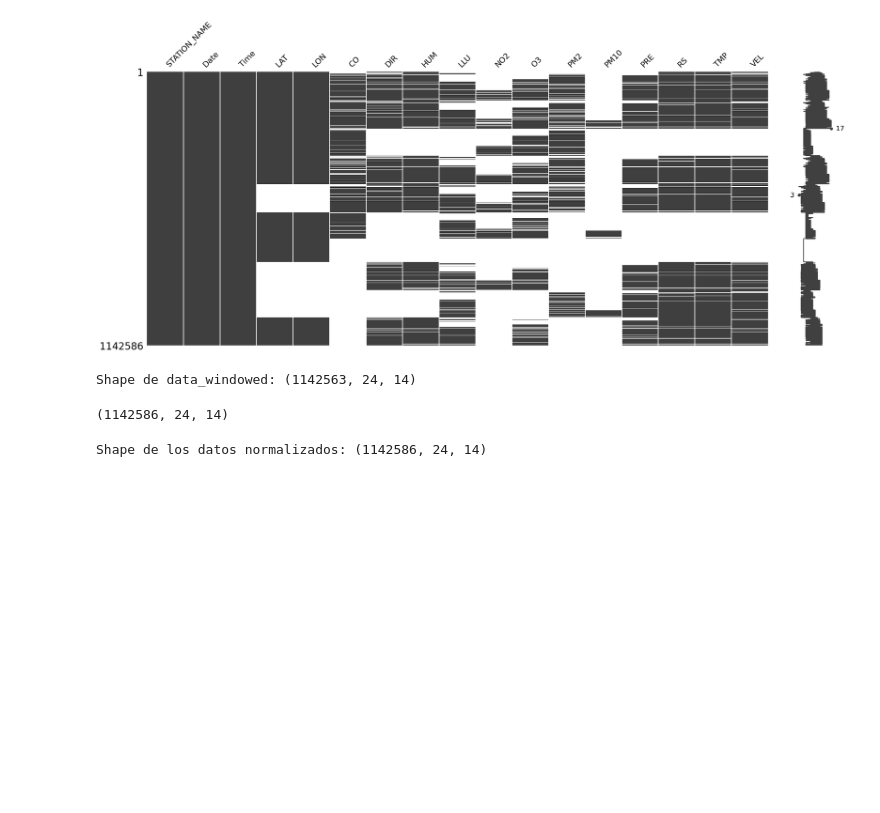
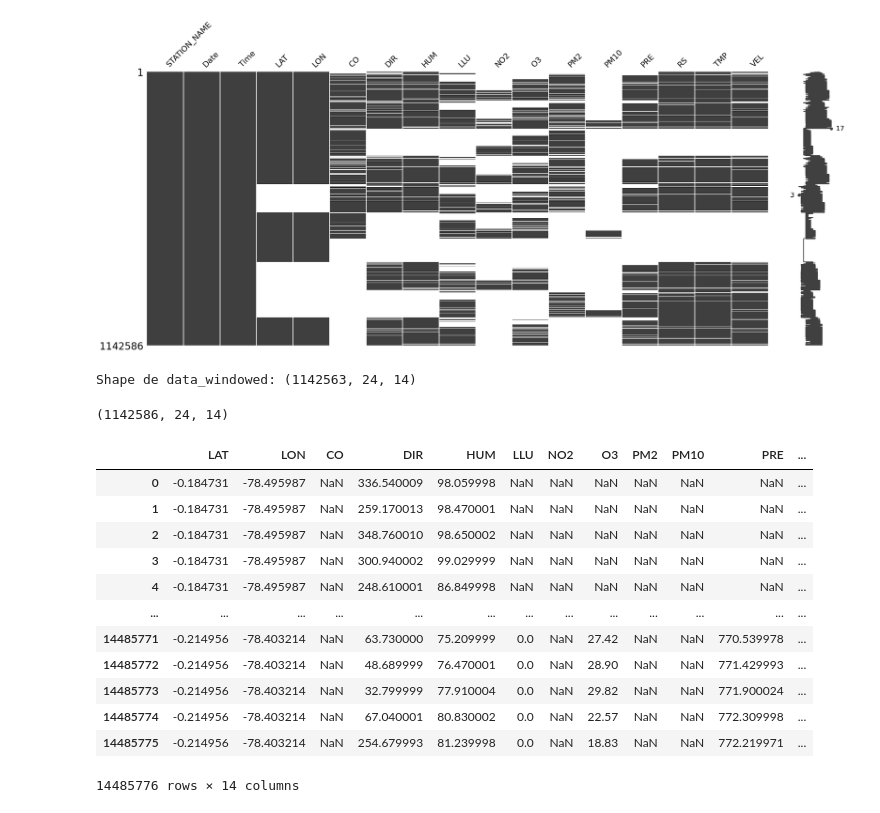
Before and after one commit to JossueJativa/InteligenciaArtificial2, a Jupyter notebook: Proyecto/EJDJ.ipynb, the cells around one changed output. Drawn from its saved outputs; the diff is of its cells as text; code cells hidden in the pictures; blank space fills up the shorter version.

```diff
--- a/Proyecto/EJDJ.ipynb
+++ b/Proyecto/EJDJ.ipynb
@@ -159,21 +135,3 @@ expanded_array[-extra_rows:,0,:] = data_array[-extra_rows:]
 expanded_array.shape
 # %% [output]
 (1142586, 24, 14)
-# %%
-# Iniciar normalización
-scaler = MinMaxScaler()
-
-data_windowed = expanded_array.copy()
-
-# Reajustar la forma para normalizar correctamente (Colapsar la dimensión de tiempo y de muestra)
-data_windowed_reshaped = data_windowed.reshape(-1, data_windowed.shape[-1])
-
-# Ajustar y transformar los datos
-data_windowed_scaled = scaler.fit_transform(data_windowed_reshaped)
-
-# restaurar la forma original
-data_windowed_scaled = data_windowed_scaled.reshape(data_windowed.shape)
-
-print("Shape de los datos normalizados:", data_windowed_scaled.shape)
-# %% [output]
-Shape de los datos normalizados: (1142586, 24, 14)
@@ -180,3 +165,22 @@ Shape de los datos normalizados: (1142586, 24, 14)
+# %%
+dataset = {"X": data_windowed_scaled}
+
+df = pd.DataFrame(data_windowed_scaled.reshape(-1, n_features), columns=final_df.columns)
+df
+# %% [output]
+|  | LAT | LON | CO | DIR | HUM | LLU | NO2 | O3 | PM2 | PM10 | PRE | ... |
+| 0 | -0.184731 | -78.495987 | NaN | 336.540009 | 98.059998 | NaN | NaN | NaN | NaN | NaN | NaN | ... |
+| 1 | -0.184731 | -78.495987 | NaN | 259.170013 | 98.470001 | NaN | NaN | NaN | NaN | NaN | NaN | ... |
+| 2 | -0.184731 | -78.495987 | NaN | 348.760010 | 98.650002 | NaN | NaN | NaN | NaN | NaN | NaN | ... |
+| 3 | -0.184731 | -78.495987 | NaN | 300.940002 | 99.029999 | NaN | NaN | NaN | NaN | NaN | NaN | ... |
+| 4 | -0.184731 | -78.495987 | NaN | 248.610001 | 86.849998 | NaN | NaN | NaN | NaN | NaN | NaN | ... |
+| ... | ... | ... | ... | ... | ... | ... | ... | ... | ... | ... | ... | ... |
+| 14485771 | -0.214956 | -78.403214 | NaN | 63.730000 | 75.209999 | 0.0 | NaN | 27.42 | NaN | NaN | 770.539978 | ... |
+| 14485772 | -0.214956 | -78.403214 | NaN | 48.689999 | 76.470001 | 0.0 | NaN | 28.90 | NaN | NaN | 771.429993 | ... |
+| 14485773 | -0.214956 | -78.403214 | NaN | 32.799999 | 77.910004 | 0.0 | NaN | 29.82 | NaN | NaN | 771.900024 | ... |
+| 14485774 | -0.214956 | -78.403214 | NaN | 67.040001 | 80.830002 | 0.0 | NaN | 22.57 | NaN | NaN | 772.309998 | ... |
+| 14485775 | -0.214956 | -78.403214 | NaN | 254.679993 | 81.239998 | 0.0 | NaN | 18.83 | NaN | NaN | 772.219971 | ... |
+14485776 rows × 14 columns
 # %%
 # Inicializar el imputador SAITS
 saits_imputer = SAITS(
```
Also changed, not shown: parts of 13 cells of this notebook.
